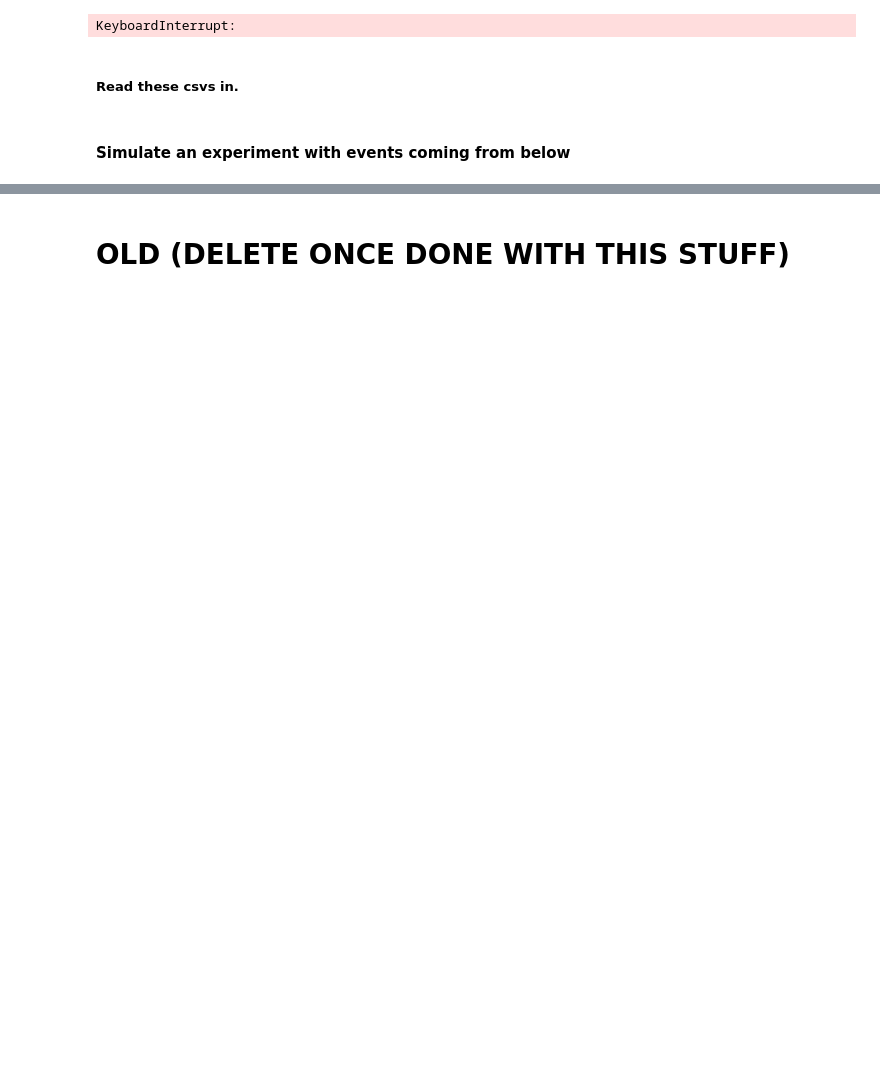
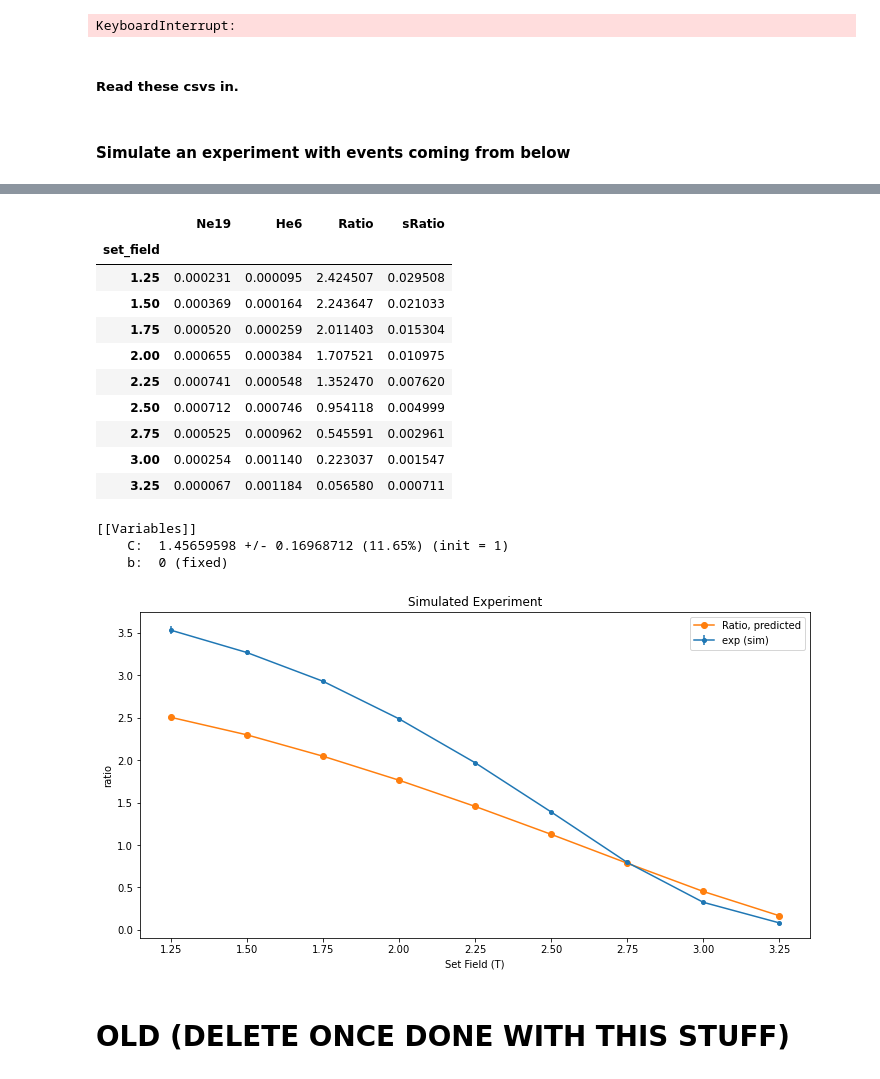
Before and after one commit to drewbyron/rocks-analysis-notebooks, a Jupyter notebook: MC_thesis_studies.ipynb, the cells around one changed output, grey strips where cells are left out. Saved outputs shown, nothing was run; the diff lists cells and outputs as text; code cells hidden in the pictures; blank space fills up the shorter version.

```diff
--- a/MC_thesis_studies.ipynb
+++ b/MC_thesis_studies.ipynb
@@ -1356,0 +1470,13 @@ plt.show()
+# %%
+cuts = {"EventStartFreq": (17.99e9, 19.1e9),
+        "set_field": (1.25,np.inf)}
+
+spectra_ne_exp, spectra_he_exp = fb.build_MC_spectra_alt(events_ne, events_he
+                                                     , cuts, monitor_rate = 10**8)
+
+display(spectra_he_exp)
+
+# Build the experimental ratio.
+ratio_exp = re.build_ratio_altnorm(spectra_ne_exp, spectra_he_exp)
+
+display(ratio_exp)
@@ -1357,3 +1510,58 @@ plt.show()
+# %%
+# Set fields to use.
+set_fields = np.arange(1.25,3.5,.25)
+# Hardware freq_BW
+freq_BW = np.array([18.0e9 ,  19.1e9])
+freq_BWs = np.tile(freq_BW, (len(set_fields), 1))
+
+b = 0
+ratio_pred = rp.AUC_expectation(set_fields, freq_BWs, b = b, plot = False)
+
+# Conduct fit.
+my_pars = Parameters()
+my_pars.add('C', value=1, min=0, max = 10, vary =True)
+my_pars.add('b', value=0, min=-10, max = 10, vary =False)
+
+display(ratio_exp)
+result = minimize(mc.objfunc_chisq, my_pars, args = (freq_BWs, set_fields, ratio_exp))
+
+# Fit report.
+print(fit_report(result.params))
+
+# Plot results.
+fig0, ax0 = plt.subplots(figsize=(12,6))
+
+C = result.params["C"].value
+
+ratio_exp_cp = ratio_exp.copy()
+ratio_exp_cp["Ratio"] = C*ratio_exp_cp["Ratio"]
+ratio_exp_cp["sRatio"] = C*ratio_exp_cp["sRatio"]
+
+pm.plot_experimental_ratio(ratio_exp_cp, ax0, label= f"exp (sim)")
+pm.plot_predicted_ratio(ratio_pred, ax0)
+
+# ax0.set_yscale("log")
+ax0.set_ylabel('ratio')
+ax0.set_xlabel('Set Field (T)')
+ax0.set_title(f"Simulated Experiment")
+ax0.legend()
+plt.show()
+# %% [output]
+|  | Ne19 | He6 | Ratio | sRatio |
+| set_field |  |  |  |  |
+| 1.25 | 0.000231 | 0.000095 | 2.424507 | 0.029508 |
+| 1.50 | 0.000369 | 0.000164 | 2.243647 | 0.021033 |
+| 1.75 | 0.000520 | 0.000259 | 2.011403 | 0.015304 |
+| 2.00 | 0.000655 | 0.000384 | 1.707521 | 0.010975 |
+| 2.25 | 0.000741 | 0.000548 | 1.352470 | 0.007620 |
+| 2.50 | 0.000712 | 0.000746 | 0.954118 | 0.004999 |
+| 2.75 | 0.000525 | 0.000962 | 0.545591 | 0.002961 |
+| 3.00 | 0.000254 | 0.001140 | 0.223037 | 0.001547 |
+| 3.25 | 0.000067 | 0.001184 | 0.056580 | 0.000711 |
+[[Variables]]
+    C:  1.45659598 +/- 0.16968712 (11.65%) (init = 1)
+    b:  0 (fixed)
+[figure, added]
 # %% [markdown]
 # OLD (DELETE ONCE DONE WITH THIS STUFF)
 # %%
```
Also changed, not shown: parts of 27 cells of this notebook, 3 other files.
